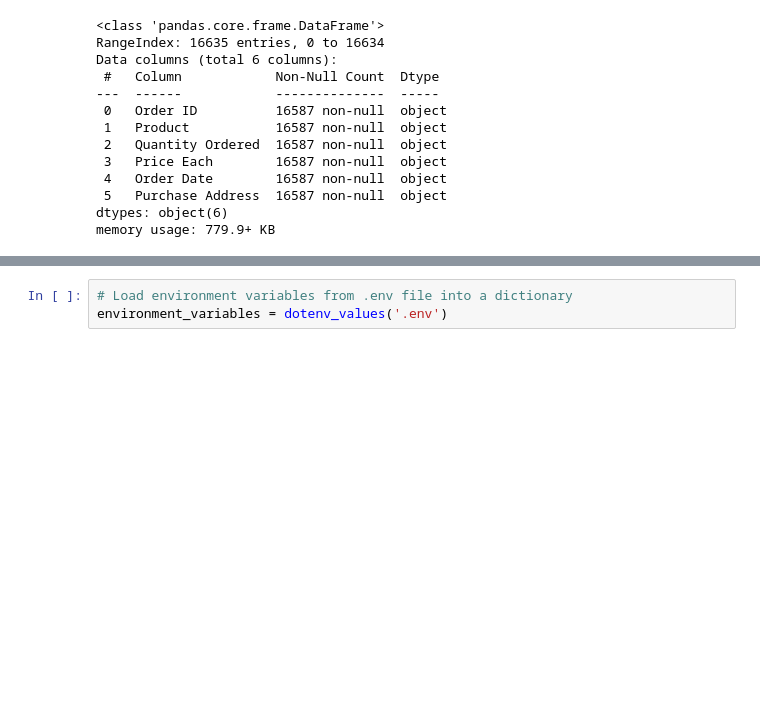
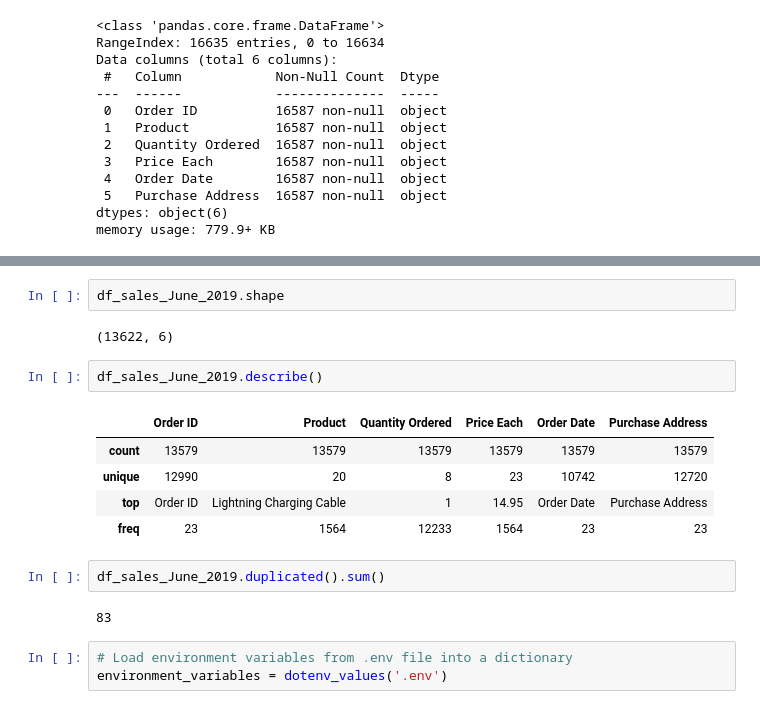
Before and after one commit to Samidirbsa/PowerBI_Capstone_Project, a Jupyter notebook: notebook.ipynb, the cells around one changed output, grey strips where cells are left out. Drawn from its saved outputs; the diff is of its cells as text; blank space fills up the shorter version.

```diff
--- a/notebook.ipynb
+++ b/notebook.ipynb
@@ -425,3 +574,19 @@ df_sales_June_2019.head()
+# %%
+df_sales_June_2019.shape
+# %% [output]
+(13622, 6)
+# %%
+df_sales_June_2019.describe()
+# %% [output]
+|  | Order ID | Product | Quantity Ordered | Price Each | Order Date | Purchase Address |
+| count | 13579 | 13579 | 13579 | 13579 | 13579 | 13579 |
+| unique | 12990 | 20 | 8 | 23 | 10742 | 12720 |
+| top | Order ID | Lightning Charging Cable | 1 | 14.95 | Order Date | Purchase Address |
+| freq | 23 | 1564 | 12233 | 1564 | 23 | 23 |
+# %%
+df_sales_June_2019.duplicated().sum()
+# %% [output]
+83
 # %%
 # Load environment variables from .env file into a dictionary
 environment_variables = dotenv_values('.env')
```
Also changed, not shown: parts of 12 cells of this notebook.
